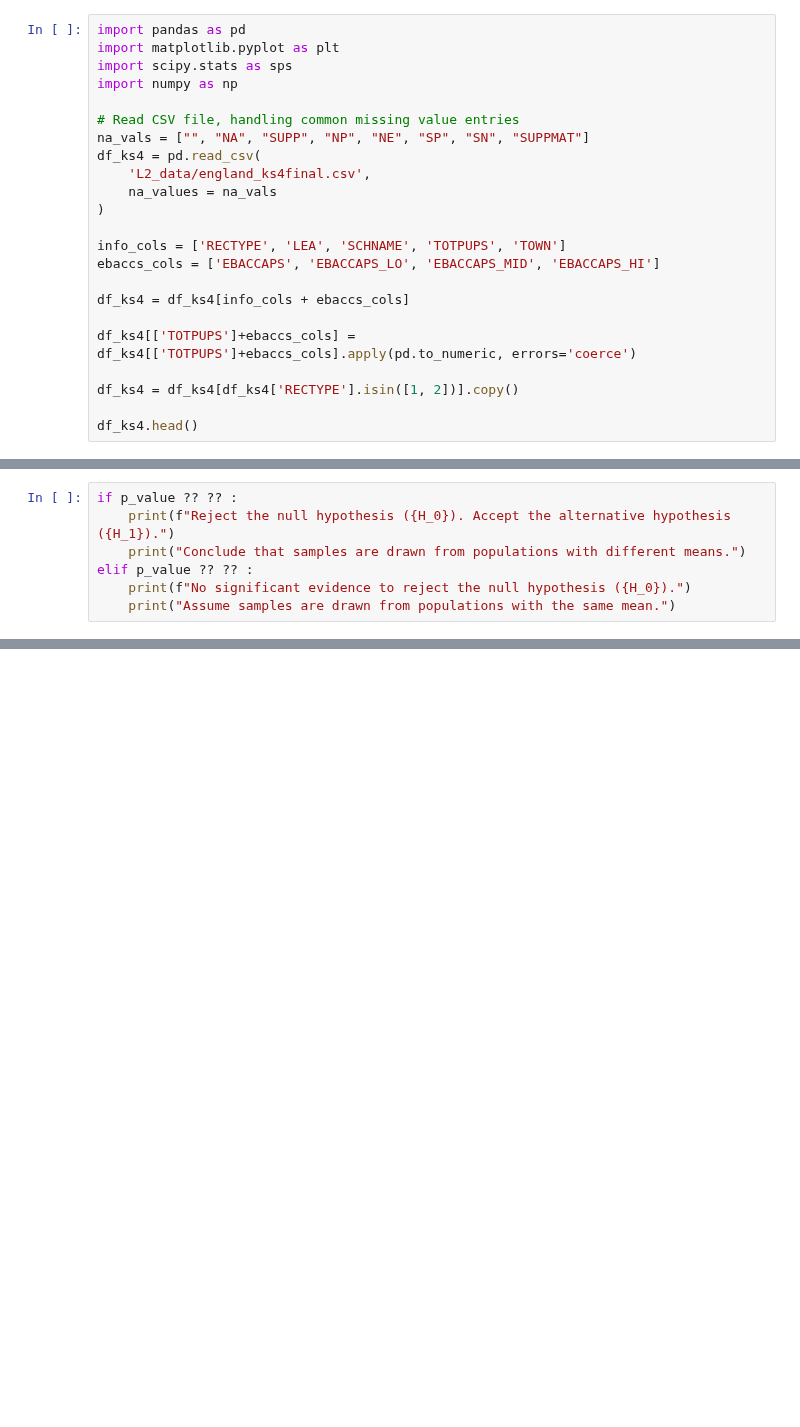
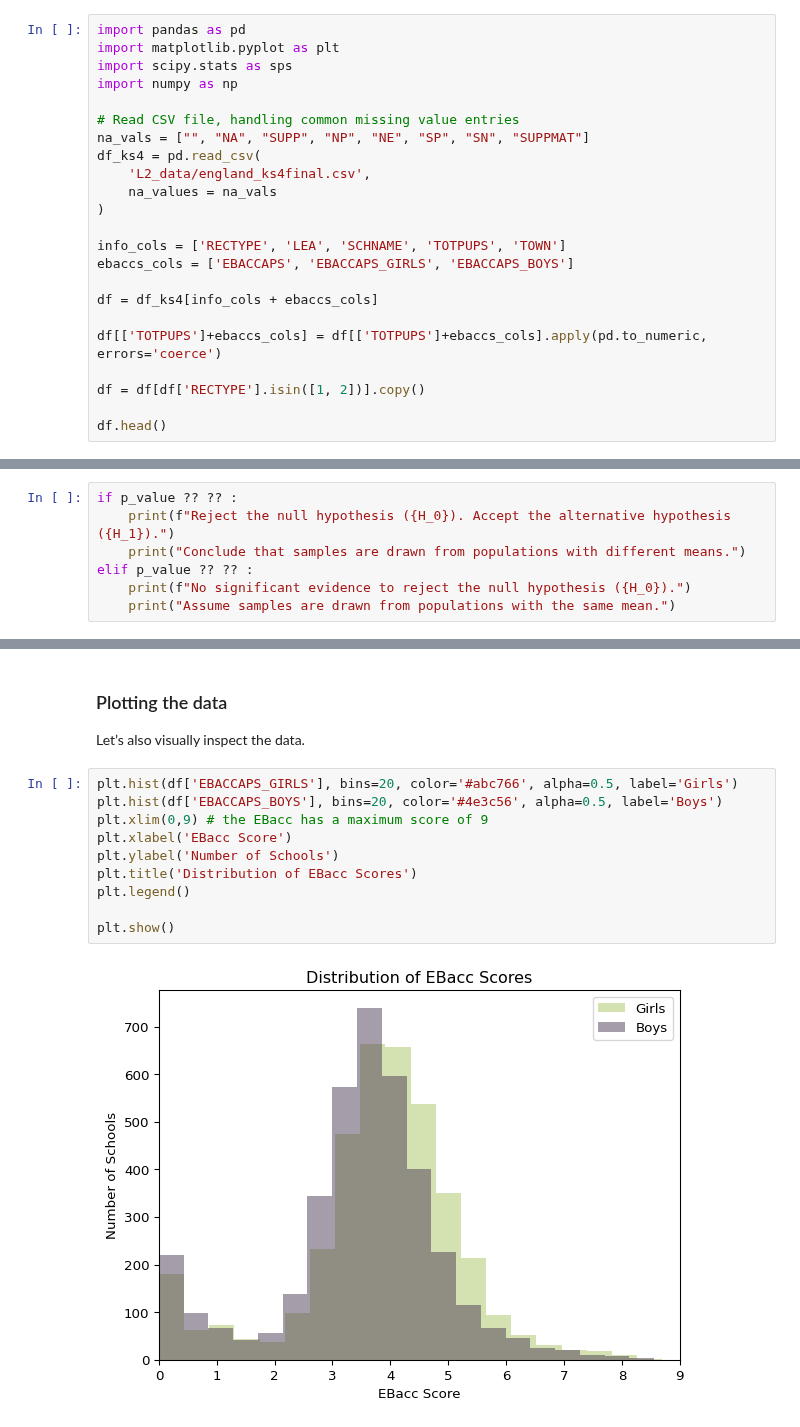
Before and after one commit to huanfachen/QM, a Jupyter notebook: sessions/week3_practical.ipynb, the cells around one changed output, grey strips where cells are left out. Cells and saved outputs as stored; diff of their text form; blank space fills up the shorter version.

```diff
--- a/sessions/week3_practical.ipynb
+++ b/sessions/week3_practical.ipynb
@@ -34,12 +34,12 @@ df_ks4 = pd.read_csv(
 )
 
 info_cols = ['RECTYPE', 'LEA', 'SCHNAME', 'TOTPUPS', 'TOWN']
-ebaccs_cols = ['EBACCAPS', 'EBACCAPS_LO', 'EBACCAPS_MID', 'EBACCAPS_HI']
+ebaccs_cols = ['EBACCAPS', 'EBACCAPS_GIRLS', 'EBACCAPS_BOYS']
 
-df_ks4 = df_ks4[info_cols + ebaccs_cols]
+df = df_ks4[info_cols + ebaccs_cols]
 
-df_ks4[['TOTPUPS']+ebaccs_cols] = df_ks4[['TOTPUPS']+ebaccs_cols].apply(pd.to_numeric, errors='coerce')
+df[['TOTPUPS']+ebaccs_cols] = df[['TOTPUPS']+ebaccs_cols].apply(pd.to_numeric, errors='coerce')
 
-df_ks4 = df_ks4[df_ks4['RECTYPE'].isin([1, 2])].copy()
+df = df[df['RECTYPE'].isin([1, 2])].copy()
 
-df_ks4.head()
+df.head()
@@ -202,0 +231,16 @@ elif p_value ?? ?? :
+# %% [markdown]
+### Plotting the data
+
+Let’s also visually inspect the data.
+# %%
+plt.hist(df['EBACCAPS_GIRLS'], bins=20, color='#abc766', alpha=0.5, label='Girls')
+plt.hist(df['EBACCAPS_BOYS'], bins=20, color='#4e3c56', alpha=0.5, label='Boys')
+plt.xlim(0,9) # the EBacc has a maximum score of 9
+plt.xlabel('EBacc Score')
+plt.ylabel('Number of Schools')
+plt.title('Distribution of EBacc Scores')
+plt.legend()
+
+plt.show()
+# %% [output]
+[figure, added]
```
Also changed, not shown: parts of 16 cells of this notebook, 42 other files.
